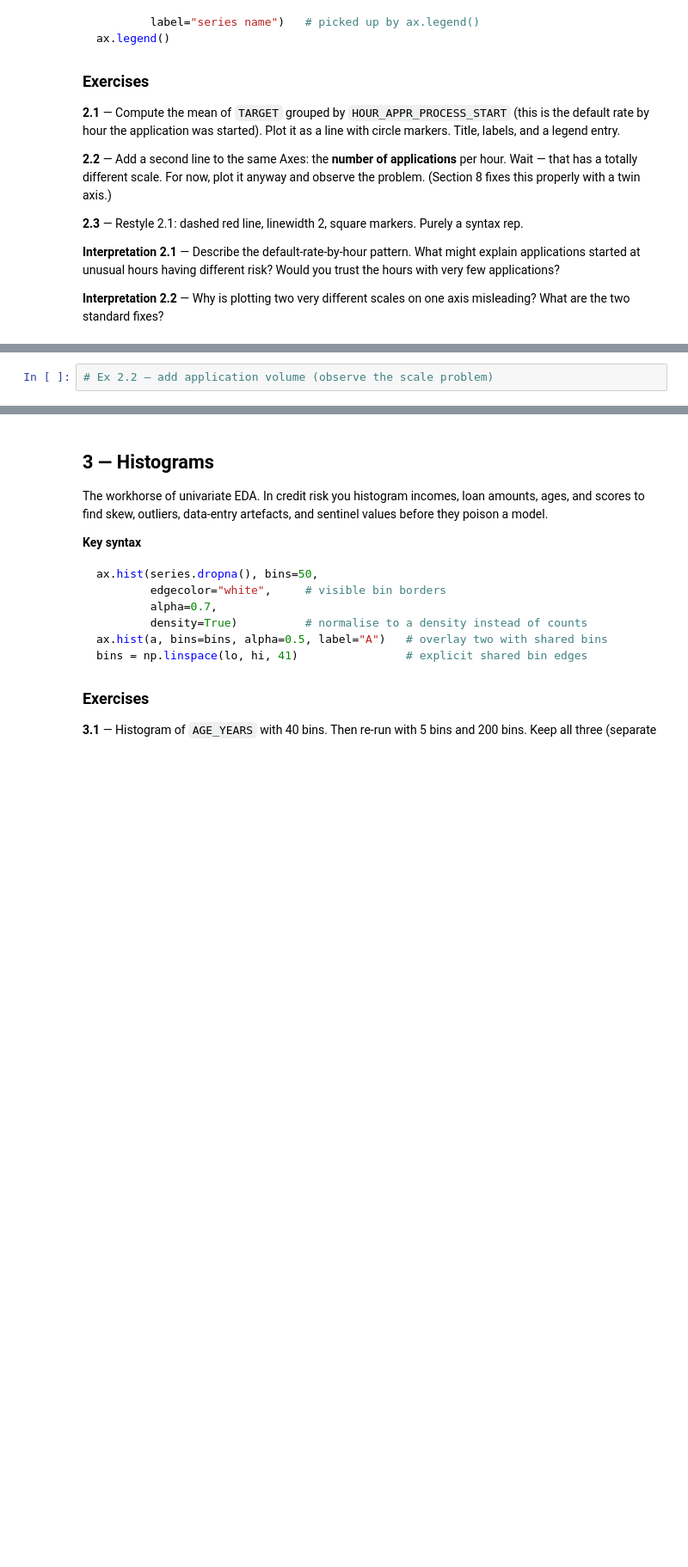
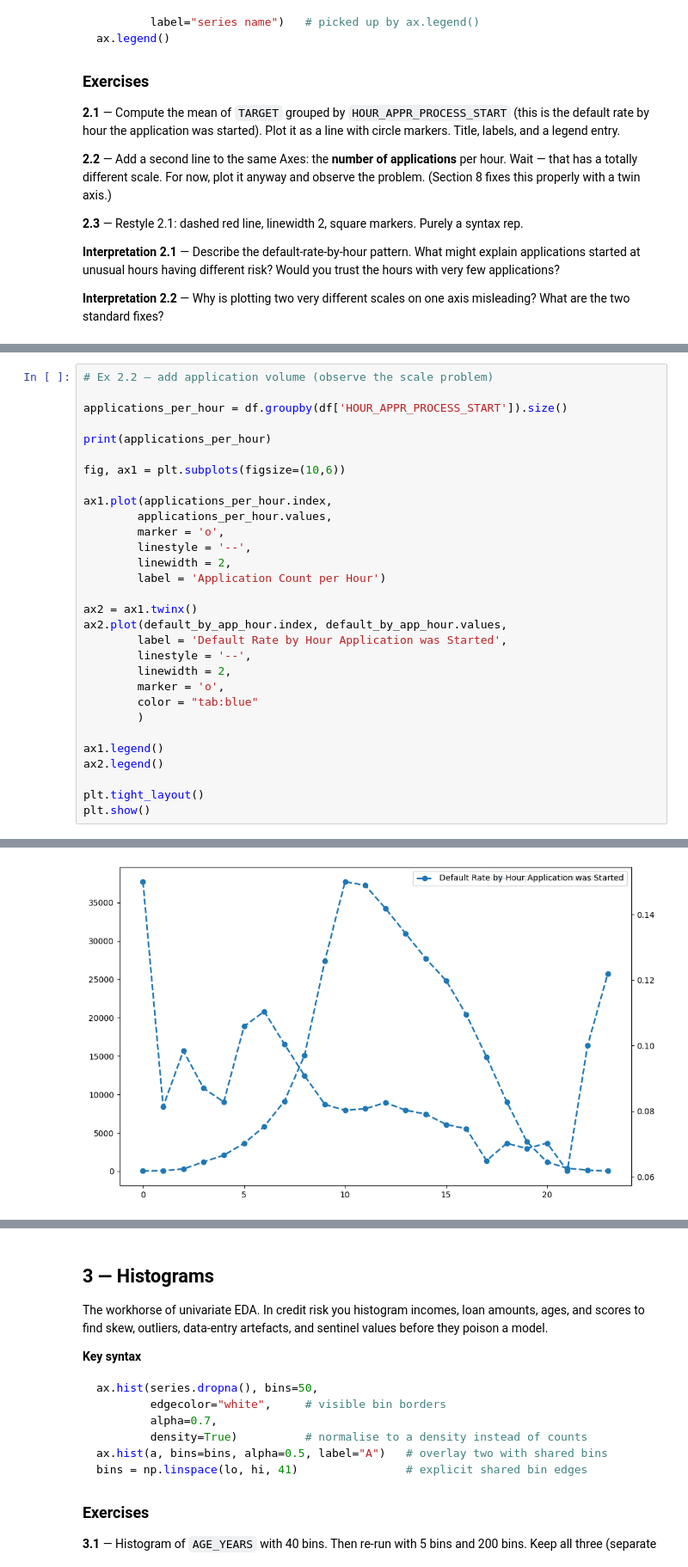
Before and after one commit to smallchuch/CreditRiskLearning, a Jupyter notebook: Learning Journey/1.5 Matplotlib + Seaborn/matplotlib_seaborn_practice_home_credit.ipynb, the cells around one changed output, grey strips where cells are left out. Shown at 86% size. Drawn from its saved outputs; the diff is of its cells as text; blank space fills up the shorter version.

```diff
--- a/Learning Journey/1.5 Matplotlib + Seaborn/matplotlib_seaborn_practice_home_credit.ipynb
+++ b/Learning Journey/1.5 Matplotlib + Seaborn/matplotlib_seaborn_practice_home_credit.ipynb
@@ -139,2 +208,31 @@ ax.legend()
 # %%
 # Ex 2.2 — add application volume (observe the scale problem)
+
+applications_per_hour = df.groupby(df['HOUR_APPR_PROCESS_START']).size()
+
+print(applications_per_hour)
+
+fig, ax1 = plt.subplots(figsize=(10,6))
+
+ax1.plot(applications_per_hour.index,
+        applications_per_hour.values,
+        marker = 'o',
+        linestyle = '--',
+        linewidth = 2,
+        label = 'Application Count per Hour')
+
+ax2 = ax1.twinx()
+ax2.plot(default_by_app_hour.index, default_by_app_hour.values,
+        label = 'Default Rate by Hour Application was Started',
+        linestyle = '--',
+        linewidth = 2,
+        marker = 'o',
+        color = "tab:blue"
+        )
+
+ax1.legend()
+ax2.legend()
+
+plt.tight_layout()
+plt.show()
+# %% [output]
@@ -141,2 +256,3 @@ ax.legend()
+[figure, added]
 # %%
 # Ex 2.3 — restyle
```
Also changed, not shown: parts of 11 cells of this notebook, 2 other files.
